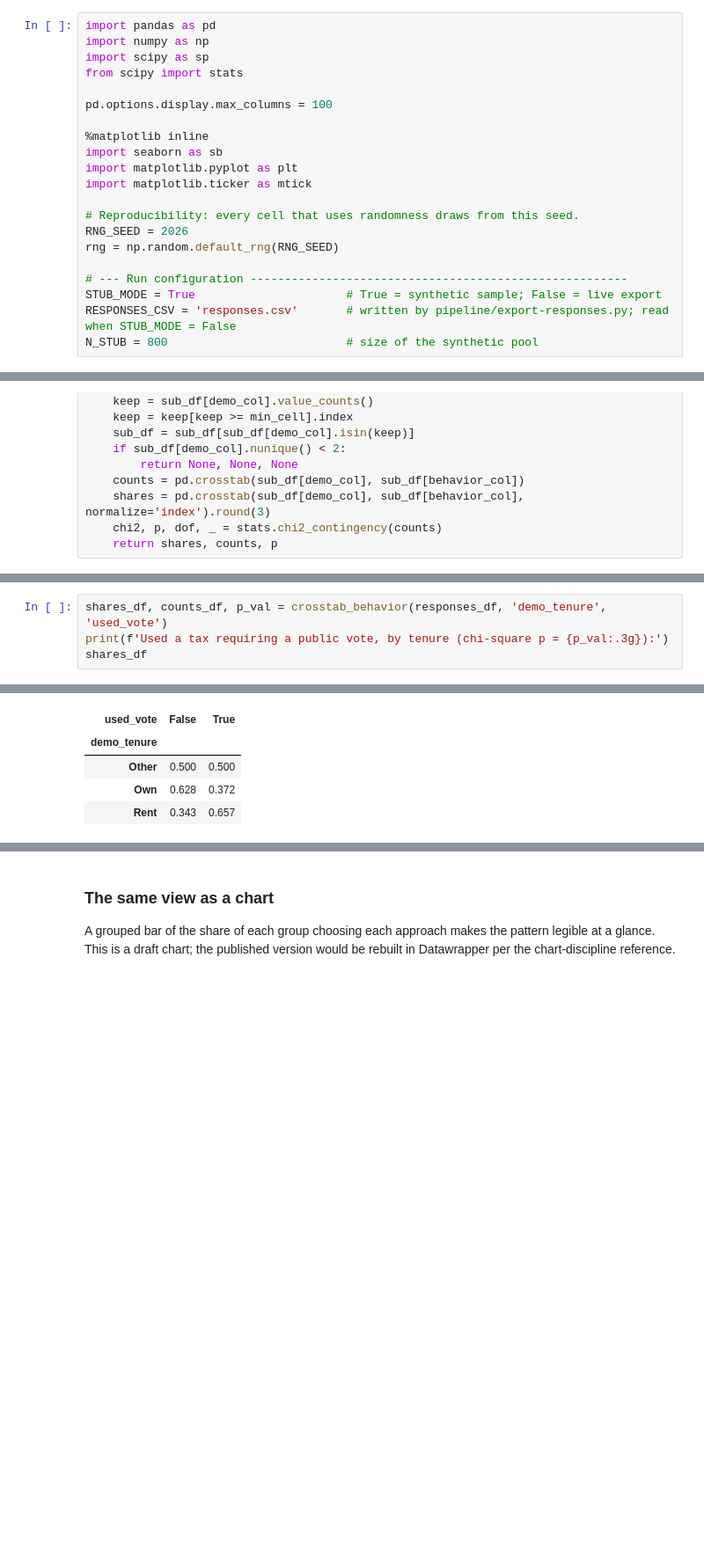
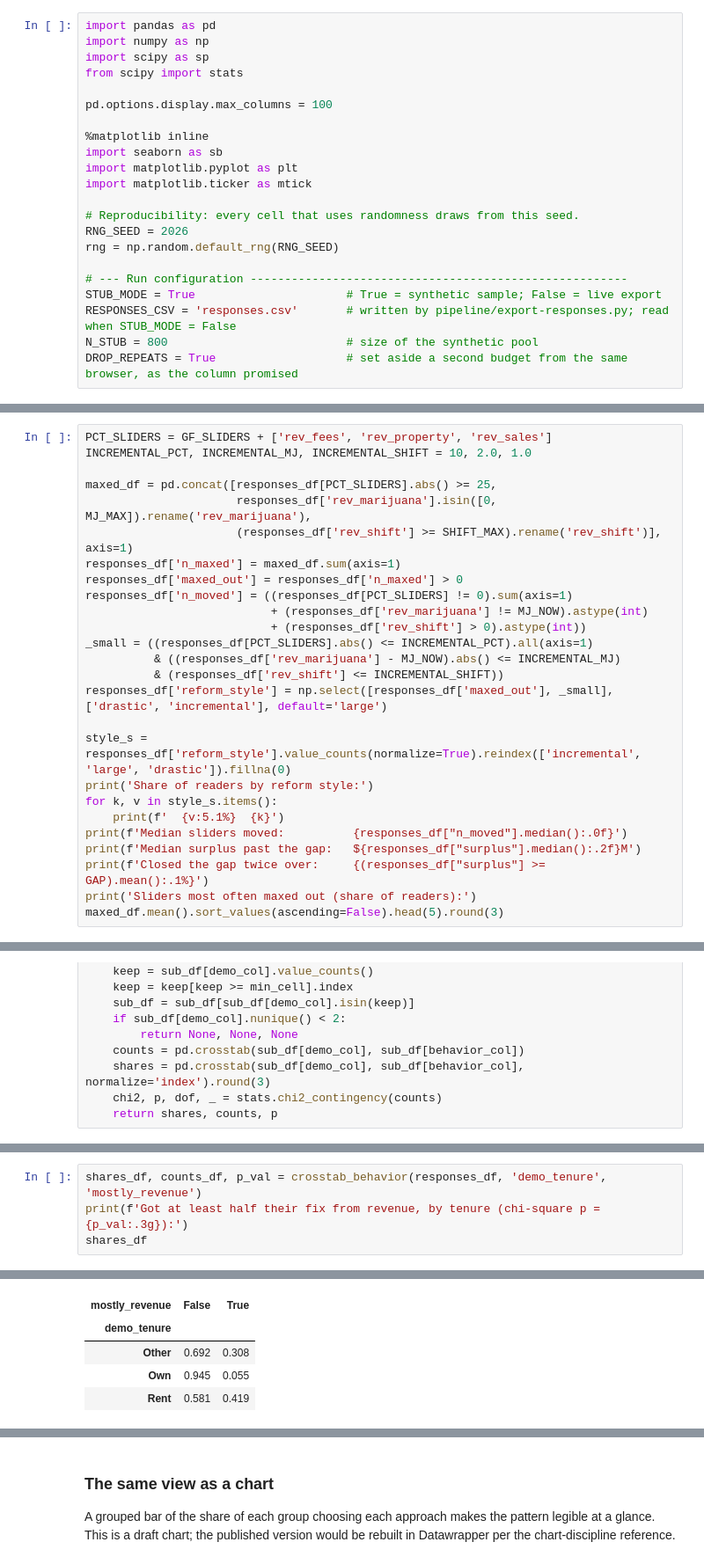
Before and after one commit to brianckeegan/charting-boulder, a Jupyter notebook: 2026-11-budget-tool/budget-survey-analysis.ipynb, the cells around one changed output, grey strips where cells are left out. Shown at 88% size. Saved outputs shown, nothing was run; the diff lists cells and outputs as text; blank space fills up the shorter version.

```diff
--- a/2026-11-budget-tool/budget-survey-analysis.ipynb
+++ b/2026-11-budget-tool/budget-survey-analysis.ipynb
@@ -44,6 +57,7 @@ rng = np.random.default_rng(RNG_SEED)
 STUB_MODE = True                      # True = synthetic sample; False = live export
 RESPONSES_CSV = 'responses.csv'       # written by pipeline/export-responses.py; read when STUB_MODE = False
 N_STUB = 800                          # size of the synthetic pool
+DROP_REPEATS = True                   # set aside a second budget from the same browser, as the column promised
 # %% [markdown]
 ## 1. Load the survey responses
 # %% [markdown]
@@ -386,0 +610,26 @@ Moved Utilities (rate-funded, largest):  25.5%
+# %%
+PCT_SLIDERS = GF_SLIDERS + ['rev_fees', 'rev_property', 'rev_sales']
+INCREMENTAL_PCT, INCREMENTAL_MJ, INCREMENTAL_SHIFT = 10, 2.0, 1.0
+
+maxed_df = pd.concat([responses_df[PCT_SLIDERS].abs() >= 25,
+                      responses_df['rev_marijuana'].isin([0, MJ_MAX]).rename('rev_marijuana'),
+                      (responses_df['rev_shift'] >= SHIFT_MAX).rename('rev_shift')], axis=1)
+responses_df['n_maxed'] = maxed_df.sum(axis=1)
+responses_df['maxed_out'] = responses_df['n_maxed'] > 0
+responses_df['n_moved'] = ((responses_df[PCT_SLIDERS] != 0).sum(axis=1)
+                           + (responses_df['rev_marijuana'] != MJ_NOW).astype(int)
+                           + (responses_df['rev_shift'] > 0).astype(int))
+_small = ((responses_df[PCT_SLIDERS].abs() <= INCREMENTAL_PCT).all(axis=1)
+          & ((responses_df['rev_marijuana'] - MJ_NOW).abs() <= INCREMENTAL_MJ)
+          & (responses_df['rev_shift'] <= INCREMENTAL_SHIFT))
+responses_df['reform_style'] = np.select([responses_df['maxed_out'], _small], ['drastic', 'incremental'], default='large')
+
+style_s = responses_df['reform_style'].value_counts(normalize=True).reindex(['incremental', 'large', 'drastic']).fillna(0)
+print('Share of readers by reform style:')
+for k, v in style_s.items():
+    print(f'  {v:5.1%}  {k}')
+print(f'Median sliders moved:          {responses_df["n_moved"].median():.0f}')
+print(f'Median surplus past the gap:   ${responses_df["surplus"].median():.2f}M')
+print(f'Closed the gap twice over:     {(responses_df["surplus"] >= GAP).mean():.1%}')
+print('Sliders most often maxed out (share of readers):')
+maxed_df.mean().sort_values(ascending=False).head(5).round(3)
@@ -412,5 +676,5 @@ The cleanest hypothesis to look at first: do renters and owners close the gap di
 # %%
-shares_df, counts_df, p_val = crosstab_behavior(responses_df, 'demo_tenure', 'used_vote')
-print(f'Used a tax requiring a public vote, by tenure (chi-square p = {p_val:.3g}):')
+shares_df, counts_df, p_val = crosstab_behavior(responses_df, 'demo_tenure', 'mostly_revenue')
+print(f'Got at least half their fix from revenue, by tenure (chi-square p = {p_val:.3g}):')
 shares_df
 # %% [output]
@@ -418,5 +682,5 @@ Used a tax requiring a public vote, by tenure (chi-square p = 5.85e-12):
-| used_vote | False | True |
+| mostly_revenue | False | True |
 | demo_tenure |  |  |
-| Other | 0.500 | 0.500 |
-| Own | 0.628 | 0.372 |
-| Rent | 0.343 | 0.657 |
+| Other | 0.692 | 0.308 |
+| Own | 0.945 | 0.055 |
+| Rent | 0.581 | 0.419 |
```
Also changed, not shown: parts of 56 cells of this notebook, 6 other files.
